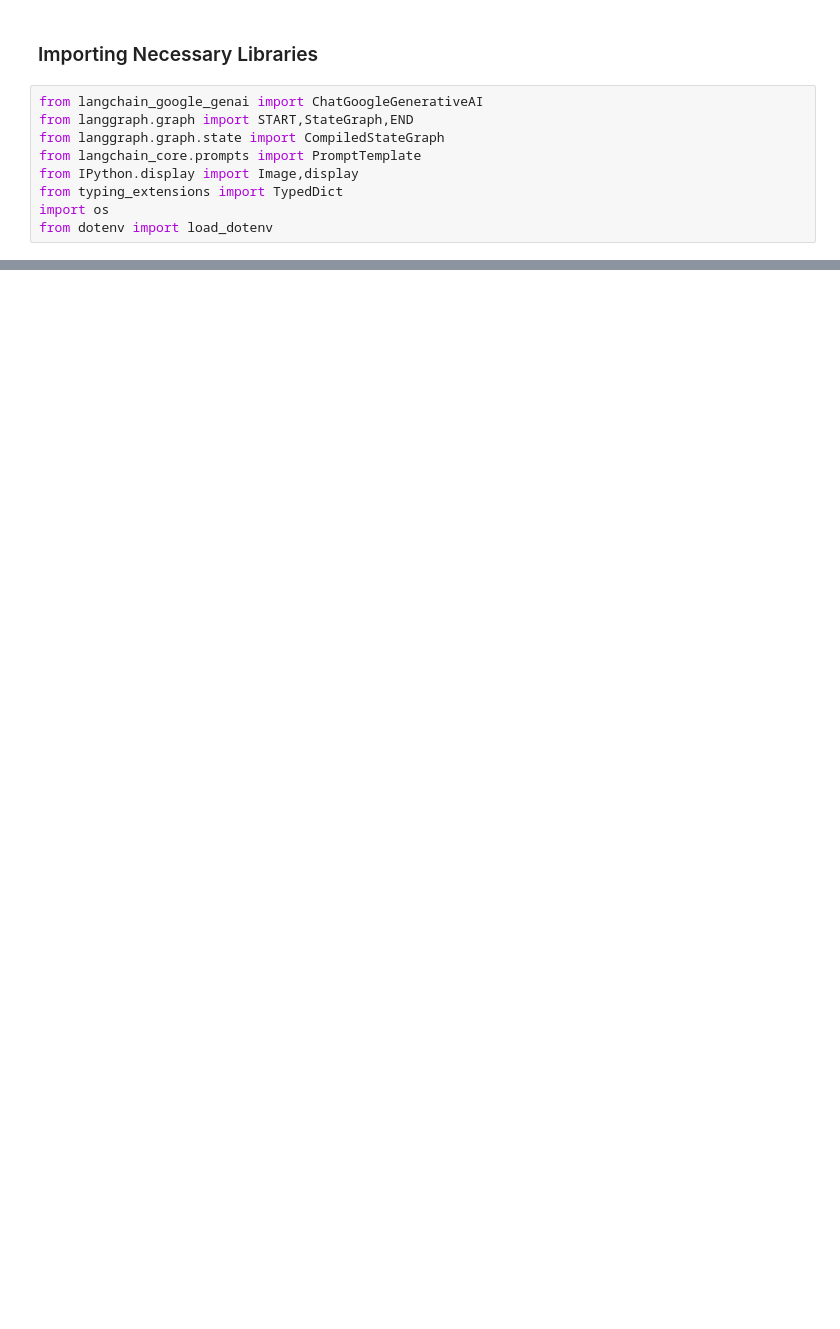
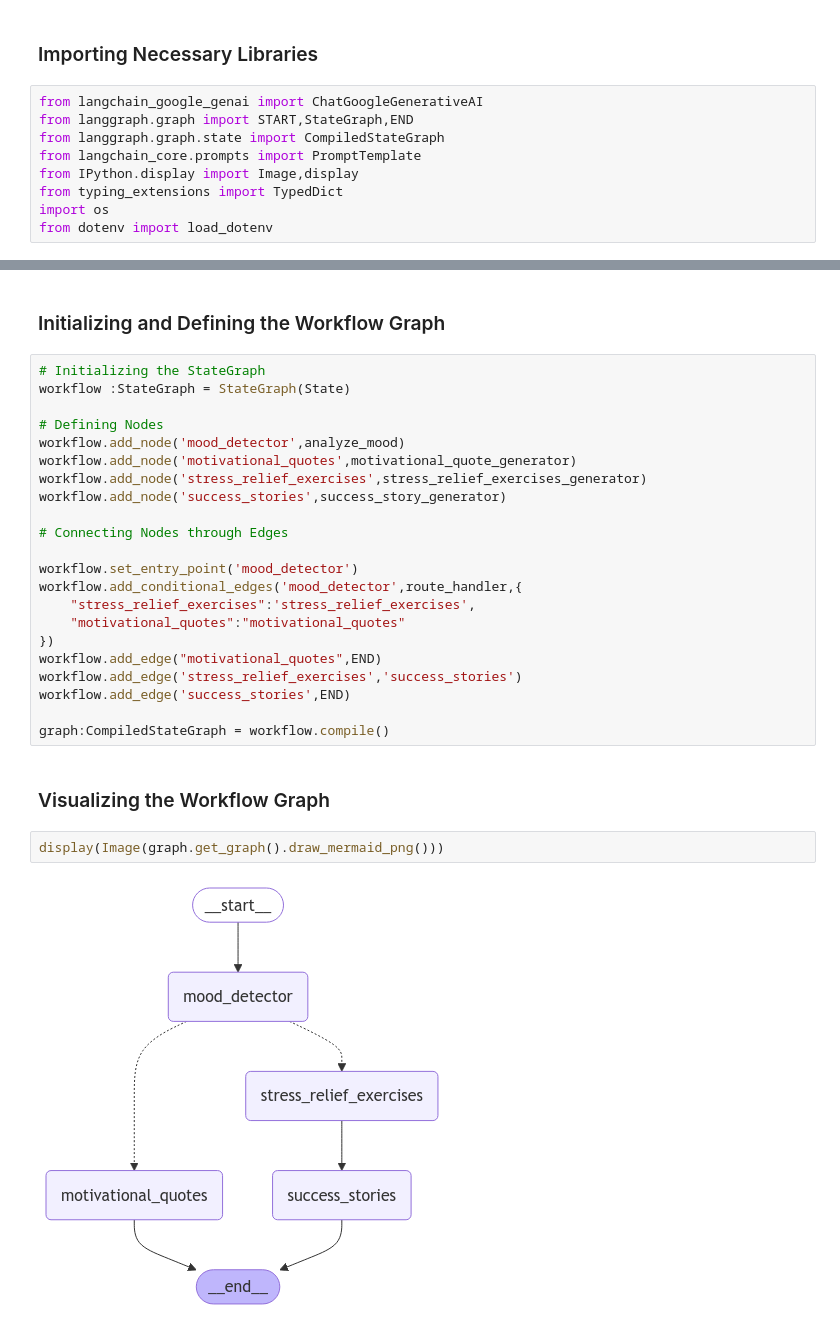
Before and after one commit to syedshahmirsultan/LangGraph-Mental_Wellness_Companion_Agent, a Jupyter notebook: Mental_Wellness_Companion.ipynb, the cells around one changed output, grey strips where cells are left out. Drawn from its saved outputs; the diff is of its cells as text; blank space fills up the shorter version.

```diff
--- a/Mental_Wellness_Companion.ipynb
+++ b/Mental_Wellness_Companion.ipynb
@@ -36,0 +105,30 @@ from dotenv import load_dotenv
+# %% [markdown]
+### Initializing and Defining the Workflow Graph
+# %%
+# Initializing the StateGraph
+workflow :StateGraph = StateGraph(State)
+
+# Defining Nodes
+workflow.add_node('mood_detector',analyze_mood)
+workflow.add_node('motivational_quotes',motivational_quote_generator)
+workflow.add_node('stress_relief_exercises',stress_relief_exercises_generator)
+workflow.add_node('success_stories',success_story_generator)
+
+# Connecting Nodes through Edges
+
+workflow.set_entry_point('mood_detector')
+workflow.add_conditional_edges('mood_detector',route_handler,{
+    "stress_relief_exercises":'stress_relief_exercises',
+    "motivational_quotes":"motivational_quotes"
+})
+workflow.add_edge("motivational_quotes",END)
+workflow.add_edge('stress_relief_exercises','success_stories')
+workflow.add_edge('success_stories',END)
+
+graph:CompiledStateGraph = workflow.compile()
+# %% [markdown]
+### Visualizing the Workflow Graph
+# %%
+display(Image(graph.get_graph().draw_mermaid_png()))
+# %% [output]
+[figure, added]
```
Also changed, not shown: parts of 6 cells of this notebook.
